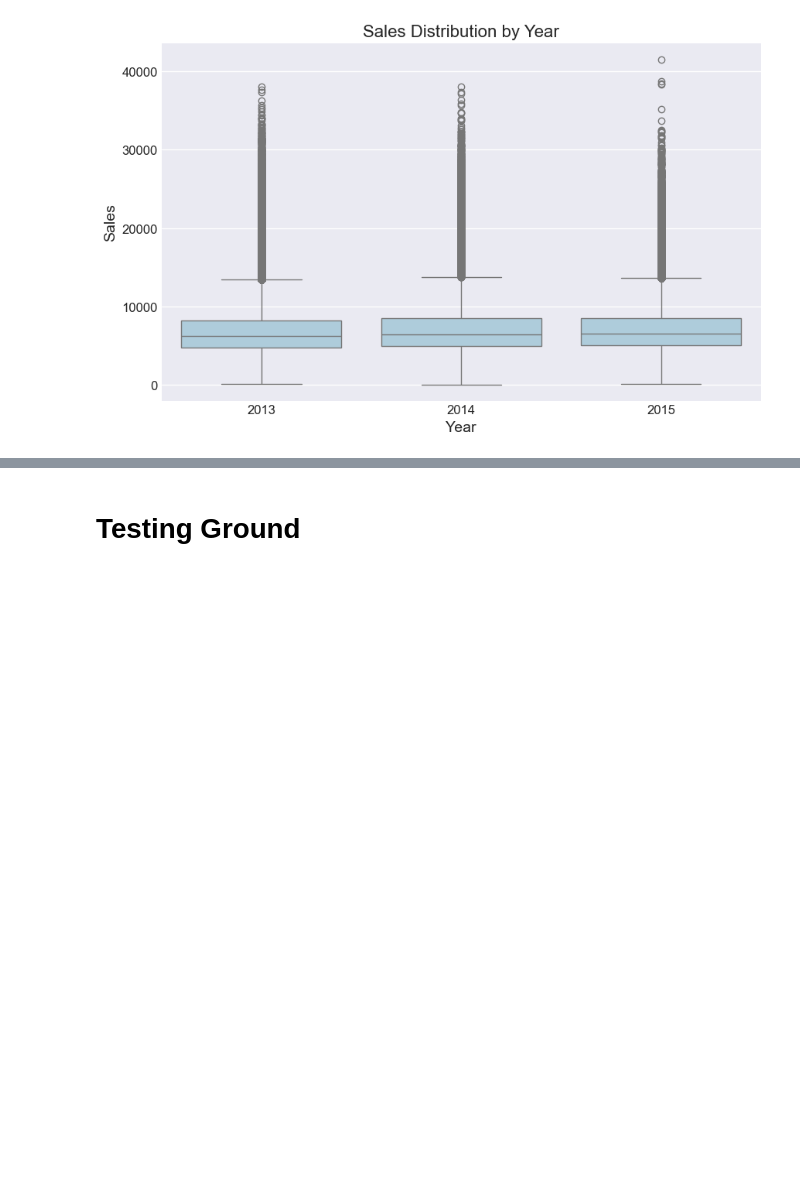
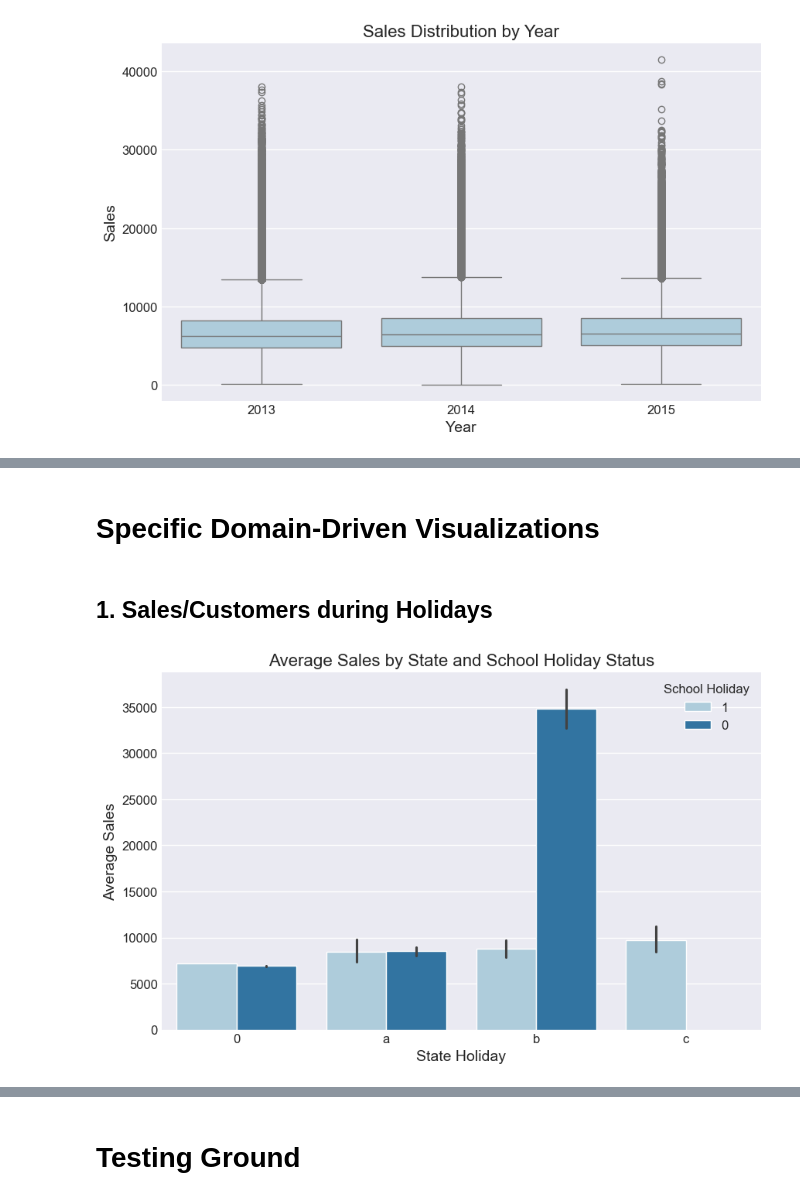
Before and after one commit to Zaid-N-Ansari/PG-Mini-Project, a Jupyter notebook: Regression/RossmannStoreSales.ipynb, the cells around one changed output, grey strips where cells are left out. Saved outputs shown, nothing was run; the diff lists cells and outputs as text; code cells hidden in the pictures; blank space fills up the shorter version.

```diff
--- a/Regression/RossmannStoreSales.ipynb
+++ b/Regression/RossmannStoreSales.ipynb
@@ -571,0 +605,13 @@ plt.show()
+# %% [markdown]
+# Specific Domain-Driven Visualizations
+# %% [markdown]
+## 1. Sales/Customers during Holidays
+# %%
+sns.barplot(x='StateHoliday', y='Sales', hue='SchoolHoliday', data=copy_training_data.astype({'StateHoliday': str, 'SchoolHoliday':str}))
+plt.title('Average Sales by State and School Holiday Status')
+plt.xlabel('State Holiday')
+plt.ylabel('Average Sales')
+plt.legend(title='School Holiday')
+plt.show()
+# %% [output]
+[figure, added]
```
Also changed, not shown: parts of 15 cells of this notebook.
